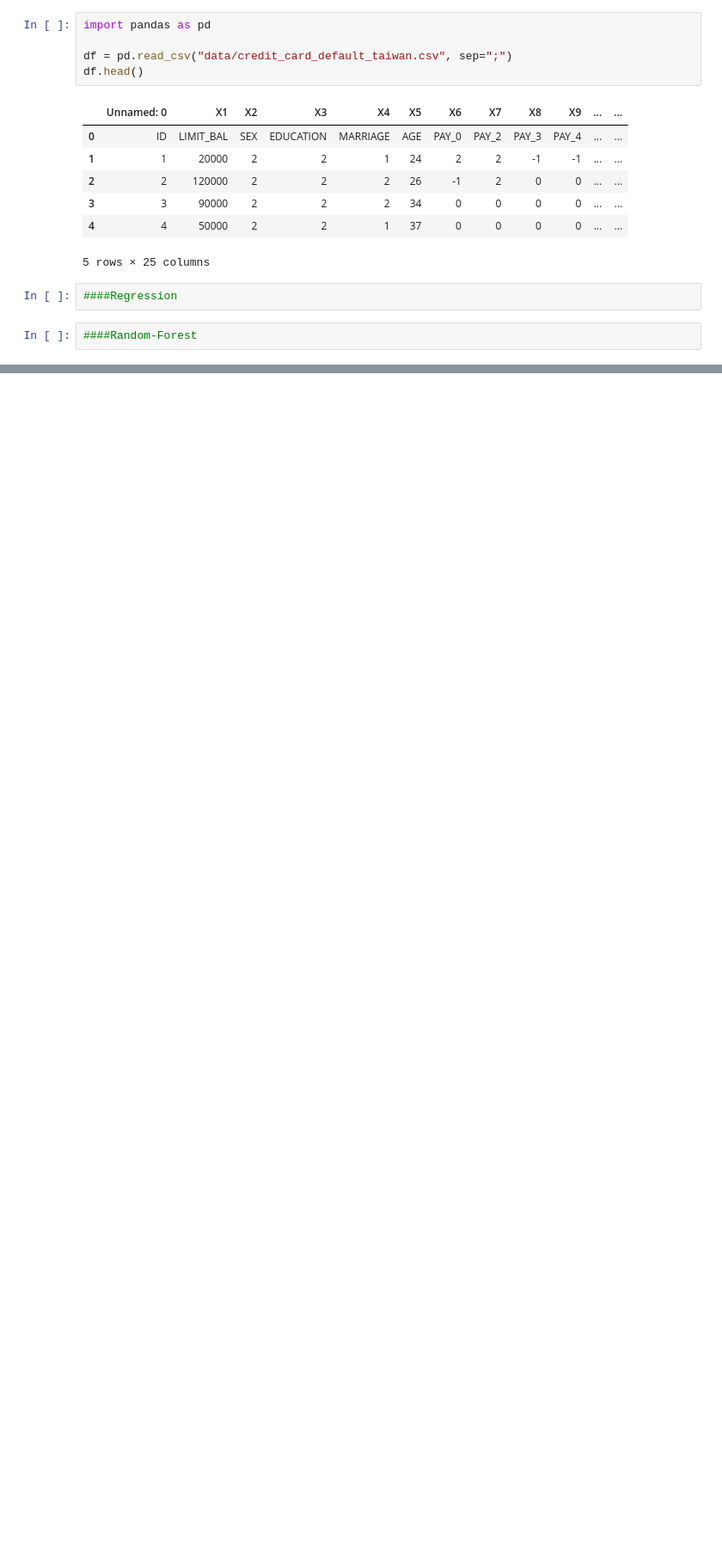
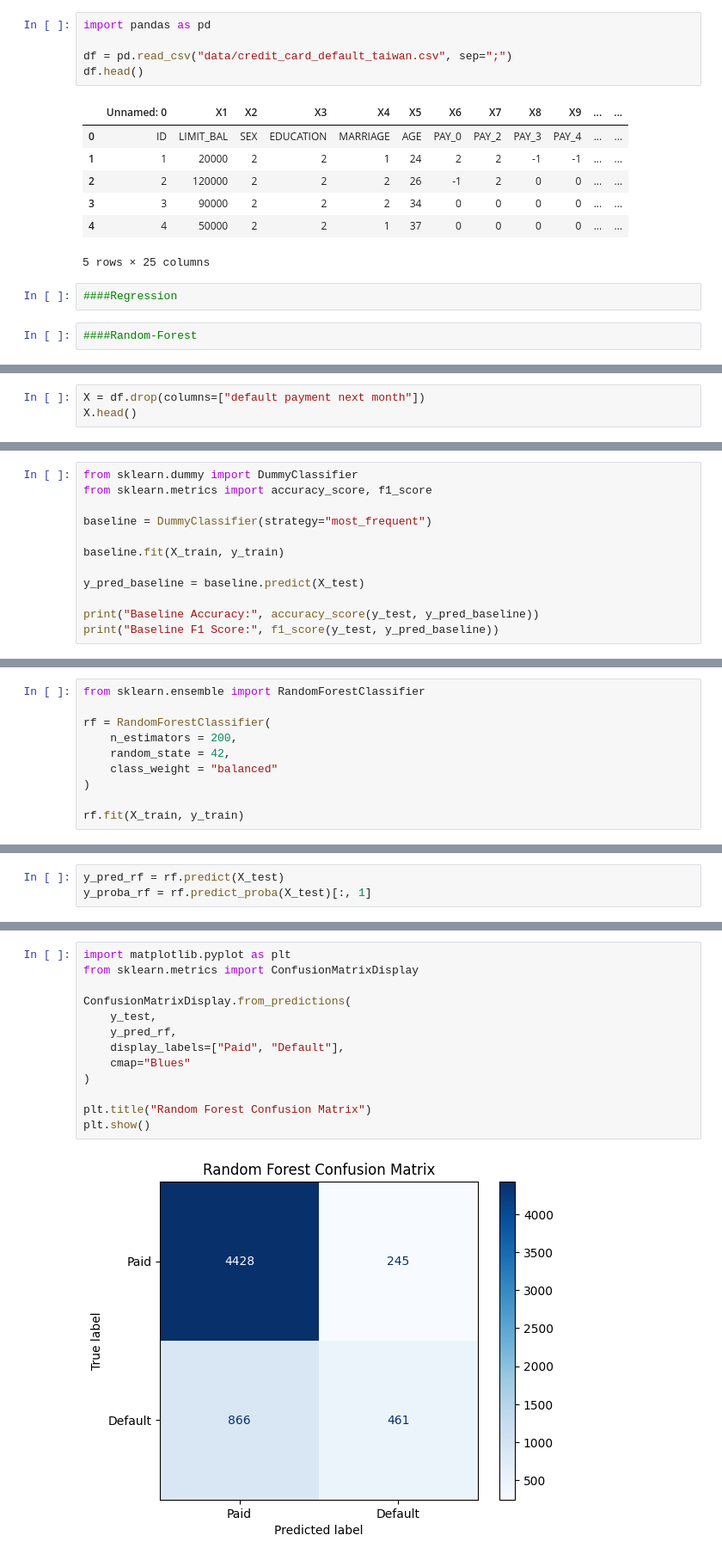
Before and after one commit to KOCCENG/ml-credit-risk-prediction, a Jupyter notebook: ml-credit-risk-prediction.ipynb, the cells around one changed output, grey strips where cells are left out. Shown at 86% size. Cells and saved outputs as stored; diff of their text form; blank space fills up the shorter version.

Commit message:
Random Forest ile dataset'ten ham verilerle grafik çıkartıldı

```diff
--- a/ml-credit-risk-prediction.ipynb
+++ b/ml-credit-risk-prediction.ipynb
@@ -17,0 +64,3 @@ df.head()
+# %%
+X = df.drop(columns=["default payment next month"])
+X.head()
@@ -17,0 +108,12 @@ df.head()
+# %%
+from sklearn.dummy import DummyClassifier
+from sklearn.metrics import accuracy_score, f1_score
+
+baseline = DummyClassifier(strategy="most_frequent")
+
+baseline.fit(X_train, y_train)
+
+y_pred_baseline = baseline.predict(X_test)
+
+print("Baseline Accuracy:", accuracy_score(y_test, y_pred_baseline))
+print("Baseline F1 Score:", f1_score(y_test, y_pred_baseline))
@@ -17,0 +123,10 @@ df.head()
+# %%
+from sklearn.ensemble import RandomForestClassifier
+
+rf = RandomForestClassifier(
+    n_estimators = 200,
+    random_state = 42,
+    class_weight = "balanced"
+)
+
+rf.fit(X_train, y_train)
@@ -17,0 +136,3 @@ df.head()
+# %%
+y_pred_rf = rf.predict(X_test)
+y_proba_rf = rf.predict_proba(X_test)[:, 1]
@@ -17,0 +168,15 @@ df.head()
+# %%
+import matplotlib.pyplot as plt
+from sklearn.metrics import ConfusionMatrixDisplay
+
+ConfusionMatrixDisplay.from_predictions(
+    y_test,
+    y_pred_rf,
+    display_labels=["Paid", "Default"],
+    cmap="Blues"
+)
+
+plt.title("Random Forest Confusion Matrix")
+plt.show()
+# %% [output]
+[figure, added]
```
Also changed, not shown: parts of 12 cells of this notebook.
